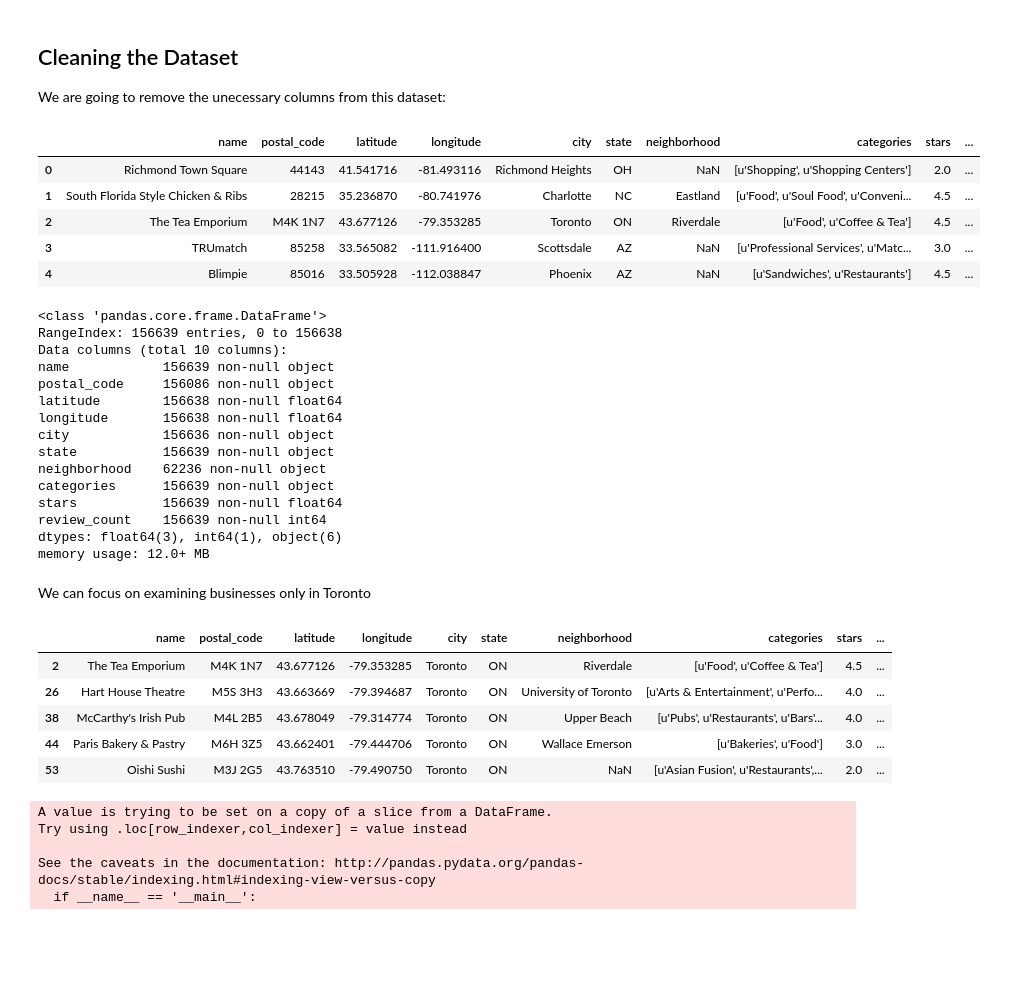
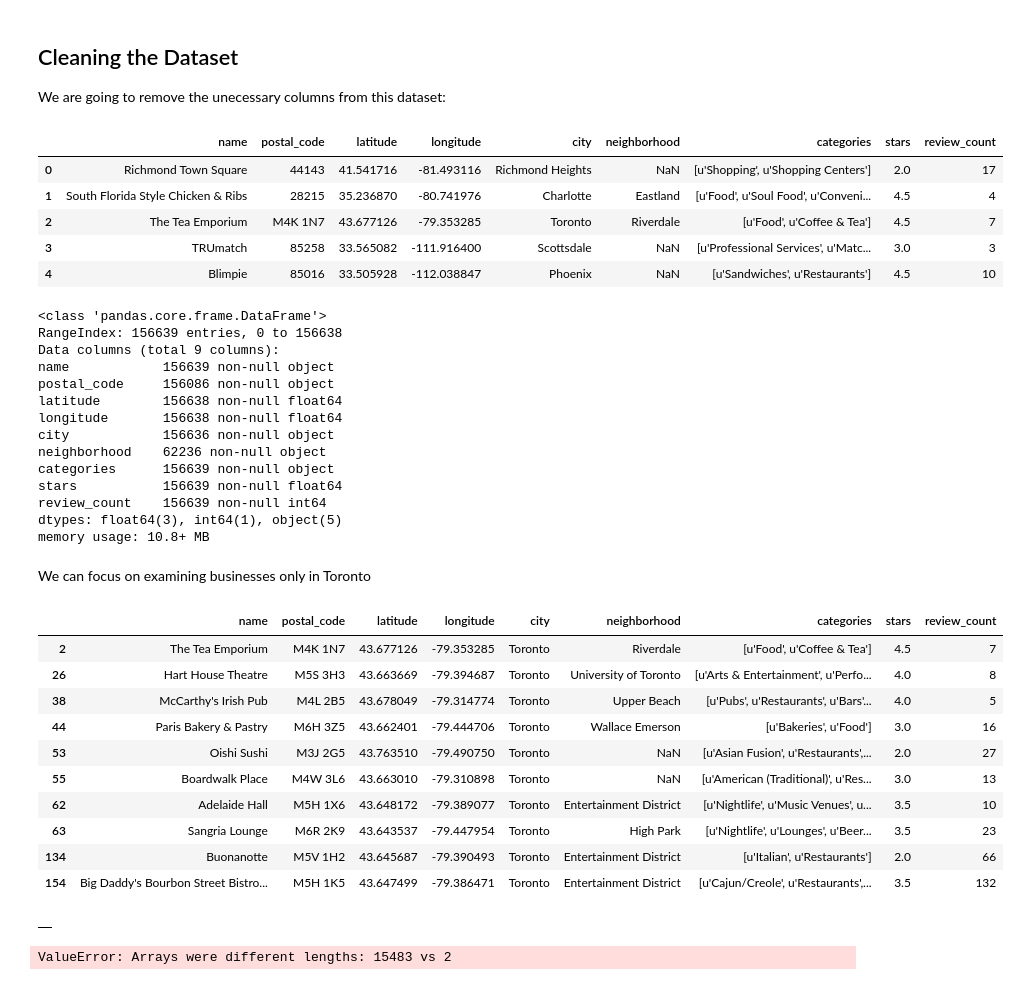
Before and after one commit to shrutirao94/Restaurant-Quality-and-Co-location-in-Toronto, a Jupyter notebook: yelp_toronto_analysis.ipynb, the cells around one changed output. Drawn from its saved outputs; the diff is of its cells as text; code cells hidden in the pictures; blank space fills up the shorter version.

```diff
--- a/yelp_toronto_analysis.ipynb
+++ b/yelp_toronto_analysis.ipynb
@@ -30,60 +30,48 @@ business_df.head()
 
 We are going to remove the unecessary columns from this dataset:
 # %%
-business_df = business_df[['name','postal_code','latitude','longitude','city','state','neighborhood','categories','stars','review_count']]
+business_df = business_df[['name','postal_code','latitude','longitude','city','neighborhood','categories','stars','review_count']]
 # %%
 business_df.head()
 # %% [output]
-|  | name | postal_code | latitude | longitude | city | state | neighborhood | categories | stars | ... |
-| 0 | Richmond Town Square | 44143 | 41.541716 | -81.493116 | Richmond Heights | OH | NaN | [u'Shopping', u'Shopping Centers'] | 2.0 | ... |
-| 1 | South Florida Style Chicken & Ribs | 28215 | 35.236870 | -80.741976 | Charlotte | NC | Eastland | [u'Food', u'Soul Food', u'Conveni... | 4.5 | ... |
-| 2 | The Tea Emporium | M4K 1N7 | 43.677126 | -79.353285 | Toronto | ON | Riverdale | [u'Food', u'Coffee & Tea'] | 4.5 | ... |
-| 3 | TRUmatch | 85258 | 33.565082 | -111.916400 | Scottsdale | AZ | NaN | [u'Professional Services', u'Matc... | 3.0 | ... |
-| 4 | Blimpie | 85016 | 33.505928 | -112.038847 | Phoenix | AZ | NaN | [u'Sandwiches', u'Restaurants'] | 4.5 | ... |
+|  | name | postal_code | latitude | longitude | city | neighborhood | categories | stars | review_count |
+| 0 | Richmond Town Square | 44143 | 41.541716 | -81.493116 | Richmond Heights | NaN | [u'Shopping', u'Shopping Centers'] | 2.0 | 17 |
+| 1 | South Florida Style Chicken & Ribs | 28215 | 35.236870 | -80.741976 | Charlotte | Eastland | [u'Food', u'Soul Food', u'Conveni... | 4.5 | 4 |
+| 2 | The Tea Emporium | M4K 1N7 | 43.677126 | -79.353285 | Toronto | Riverdale | [u'Food', u'Coffee & Tea'] | 4.5 | 7 |
+| 3 | TRUmatch | 85258 | 33.565082 | -111.916400 | Scottsdale | NaN | [u'Professional Services', u'Matc... | 3.0 | 3 |
+| 4 | Blimpie | 85016 | 33.505928 | -112.038847 | Phoenix | NaN | [u'Sandwiches', u'Restaurants'] | 4.5 | 10 |
 # %%
 business_df.info()
 # %% [output]
 <class 'pandas.core.frame.DataFrame'>
 RangeIndex: 156639 entries, 0 to 156638
-Data columns (total 10 columns):
+Data columns (total 9 columns):
 name            156639 non-null object
 postal_code     156086 non-null object
 latitude        156638 non-null float64
 longitude       156638 non-null float64
 city            156636 non-null object
-state           156639 non-null object
 neighborhood    62236 non-null object
 categories      156639 non-null object
 stars           156639 non-null float64
 review_count    156639 non-null int64
-dtypes: float64(3), int64(1), object(6)
-memory usage: 12.0+ MB
+dtypes: float64(3), int64(1), object(5)
+memory usage: 10.8+ MB
 # %% [markdown]
 We can focus on examining businesses only in Toronto
 # %%
 toronto_restaurants_df = business_df[business_df['city'] == 'Toronto']
 toronto_restaurants_df.reset_index(level=None, drop=False, inplace=False, col_level=0, col_fill='')
-toronto_restaurants_df.head()
+toronto_restaurants_df.head(10)
 # %% [output]
-|  | name | postal_code | latitude | longitude | city | state | neighborhood | categories | stars | ... |
-| 2 | The Tea Emporium | M4K 1N7 | 43.677126 | -79.353285 | Toronto | ON | Riverdale | [u'Food', u'Coffee & Tea'] | 4.5 | ... |
-| 26 | Hart House Theatre | M5S 3H3 | 43.663669 | -79.394687 | Toronto | ON | University of Toronto | [u'Arts & Entertainment', u'Perfo... | 4.0 | ... |
-| 38 | McCarthy's Irish Pub | M4L 2B5 | 43.678049 | -79.314774 | Toronto | ON | Upper Beach | [u'Pubs', u'Restaurants', u'Bars'... | 4.0 | ... |
-| 44 | Paris Bakery & Pastry | M6H 3Z5 | 43.662401 | -79.444706 | Toronto | ON | Wallace Emerson | [u'Bakeries', u'Food'] | 3.0 | ... |
-| 53 | Oishi Sushi | M3J 2G5 | 43.763510 | -79.490750 | Toronto | ON | NaN | [u'Asian Fusion', u'Restaurants',... | 2.0 | ... |
+|  | name | postal_code | latitude | longitude | city | neighborhood | categories | stars | review_count |
+| 2 | The Tea Emporium | M4K 1N7 | 43.677126 | -79.353285 | Toronto | Riverdale | [u'Food', u'Coffee & Tea'] | 4.5 | 7 |
+| 26 | Hart House Theatre | M5S 3H3 | 43.663669 | -79.394687 | Toronto | University of Toronto | [u'Arts & Entertainment', u'Perfo... | 4.0 | 8 |
+| 38 | McCarthy's Irish Pub | M4L 2B5 | 43.678049 | -79.314774 | Toronto | Upper Beach | [u'Pubs', u'Restaurants', u'Bars'... | 4.0 | 5 |
+| 44 | Paris Bakery & Pastry | M6H 3Z5 | 43.662401 | -79.444706 | Toronto | Wallace Emerson | [u'Bakeries', u'Food'] | 3.0 | 16 |
+| 53 | Oishi Sushi | M3J 2G5 | 43.763510 | -79.490750 | Toronto | NaN | [u'Asian Fusion', u'Restaurants',... | 2.0 | 27 |
+| 55 | Boardwalk Place | M4W 3L6 | 43.663010 | -79.310898 | Toronto | NaN | [u'American (Traditional)', u'Res... | 3.0 | 13 |
+| 62 | Adelaide Hall | M5H 1X6 | 43.648172 | -79.389077 | Toronto | Entertainment District | [u'Nightlife', u'Music Venues', u... | 3.5 | 10 |
+| 63 | Sangria Lounge | M6R 2K9 | 43.643537 | -79.447954 | Toronto | High Park | [u'Nightlife', u'Lounges', u'Beer... | 3.5 | 23 |
+| 134 | Buonanotte | M5V 1H2 | 43.645687 | -79.390493 | Toronto | Entertainment District | [u'Italian', u'Restaurants'] | 2.0 | 66 |
+| 154 | Big Daddy's Bourbon Street Bistro... | M5H 1K5 | 43.647499 | -79.386471 | Toronto | Entertainment District | [u'Cajun/Creole', u'Restaurants',... | 3.5 | 132 |
-# %%
-def is_restaurant(s):
-    categories = s
-    for x in categories:
-        if x == "u'Restaurants":
-            return "Restaurant"
-        else:
-            return "Not Restaurant"
-
-toronto_restaurants_df["business_type"] = toronto_restaurants_df[['categories']].apply(is_restaurant,axis=1)
-# %% [output]
-A value is trying to be set on a copy of a slice from a DataFrame.
-Try using .loc[row_indexer,col_indexer] = value instead
-
-See the caveats in the documentation: http://pandas.pydata.org/pandas-docs/stable/indexing.html#indexing-view-versus-copy
-  if __name__ == '__main__':
@@ -89,0 +85,8 @@ See the caveats in the documentation: http://pandas.pydata.org/pandas-docs/stabl
+# %%
+not_restaurant.head()
+# %% [output]
+|  |
+# %%
+toronto_restaurants_df[toronto_restaurants_df.categories == [u'Food', u'Coffee & Tea']]
+# %% [output]
+ValueError: Arrays were different lengths: 15483 vs 2
```
Also changed, not shown: parts of 8 cells of this notebook.
